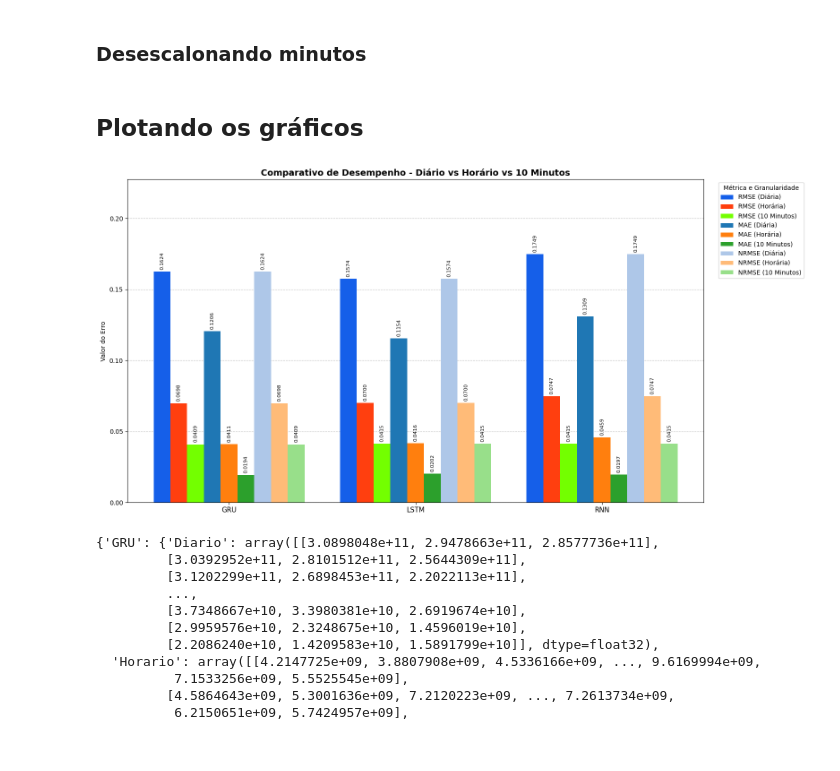
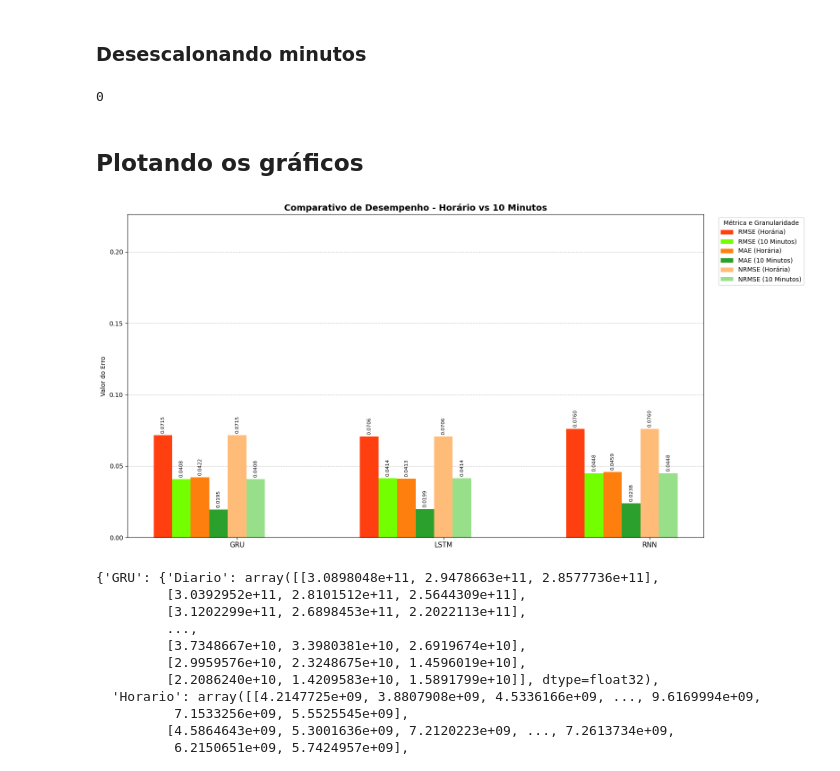
Before and after one commit to LarcesUece/GRANULARITY-PREDICTION, a Jupyter notebook: src/notebooks/avaliacao de modelos.ipynb, the cells around one changed output. Drawn from its saved outputs; the diff is of its cells as text; code cells hidden in the pictures.

```diff
--- a/src/notebooks/avaliacao de modelos.ipynb
+++ b/src/notebooks/avaliacao de modelos.ipynb
@@ -360,6 +371,10 @@ for model in model_keys:
     # Salva a matriz perfeita, desnormalizada, filtrada e ordenada
     predicoes_sem_escaler[model]["10minutos"] = linhas_revertidas[ordem_correta]
     real_sem_escaler["10minutos"] = linhas_revertidas_real[np.argsort(indices_originais_real)]
+# %%
+gc.collect()
+# %% [output]
+0
 # %% [markdown]
 ## Plotando os gráficos
 # %%
@@ -387,7 +402,7 @@ fig, ax = plt.subplots(figsize=(16, 8)) # Figura levemente mais larga
 
 idx_offset = 0
 for metrica in metricas_plot:
-    for granularidade in ['Diario', 'Horario', '10minutos']:
+    for granularidade in ['Horario', '10minutos']:
         valores = [metricas[modelo][granularidade][metrica] for modelo in modelos]
         posicao = x + (offsets[idx_offset] * largura_barra)
 
@@ -397,35 +412,35 @@ for metrica in metricas_plot:
         elif granularidade == "Horario":
             nome_gran = "Horária"
         else:
             nome_gran = "10 Minutos"
 
         label = f'{metrica} ({nome_gran})'
         cor = cores[metrica][granularidade]
 
         barras = ax.bar(posicao, valores, largura_barra, label=label, color=cor)
 
         # Valores no topo
         ax.bar_label(barras, padding=3, fmt='%.4f', fontsize=8, rotation=90)
         idx_offset += 1
 
 ax.set_ylabel('Valor do Erro')
-ax.set_title('Comparativo de Desempenho - Diário vs Horário vs 10 Minutos', fontsize=14, fontweight='bold')
+ax.set_title('Comparativo de Desempenho - Horário vs 10 Minutos', fontsize=14, fontweight='bold')
 ax.set_xticks(x)
 ax.set_xticklabels(modelos, fontsize=11)
 
 ax.yaxis.grid(True, linestyle='--', alpha=0.7)
 ax.set_axisbelow(True)
 
 # Ajuste automático e seguro do limite Y para evitar corte dos números rotacionados
 valor_maximo = max([metricas[mod][gran][met] for mod in modelos for gran in ['Diario', 'Horario', '10minutos'] for met in metricas_plot])
 ax.set_ylim(0, valor_maximo * 1.3)
 
 ax.legend(title='Métrica e Granularidade', bbox_to_anchor=(1.02, 1), loc='upper left')
 
 plt.tight_layout()
 plt.show()
 # %% [output]
-[figure, old version]
+[figure, new version]
 # %%
 predicoes_sem_escaler
 # %% [output]
```
Also changed, not shown: parts of 10 cells of this notebook, 6 other files.
